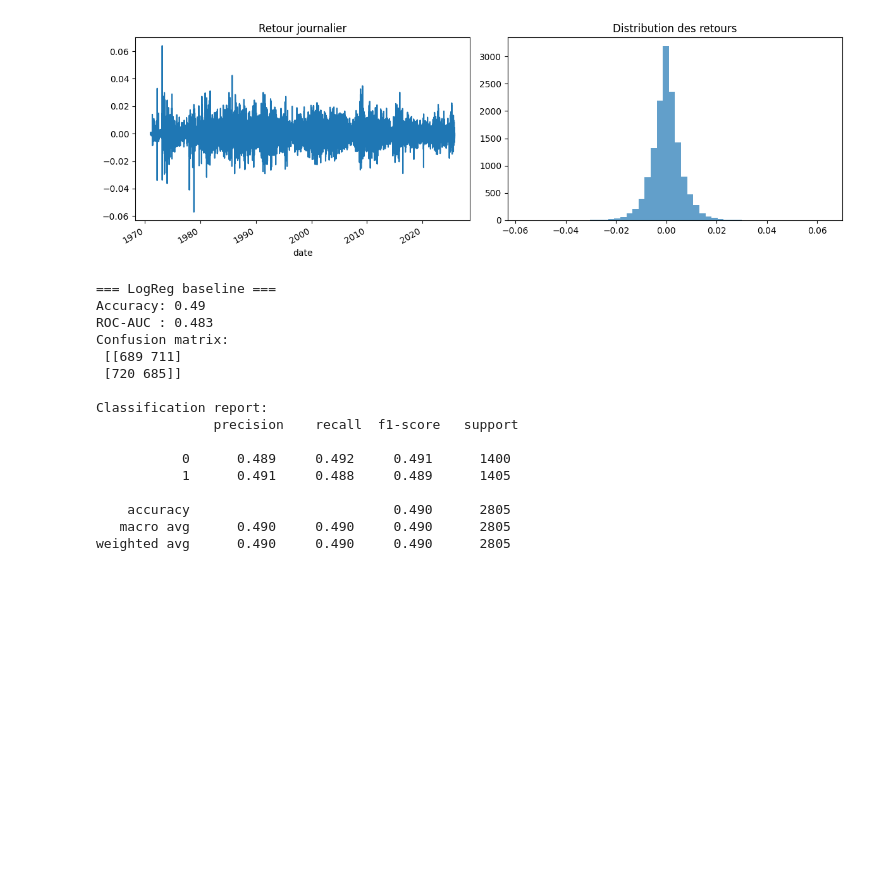
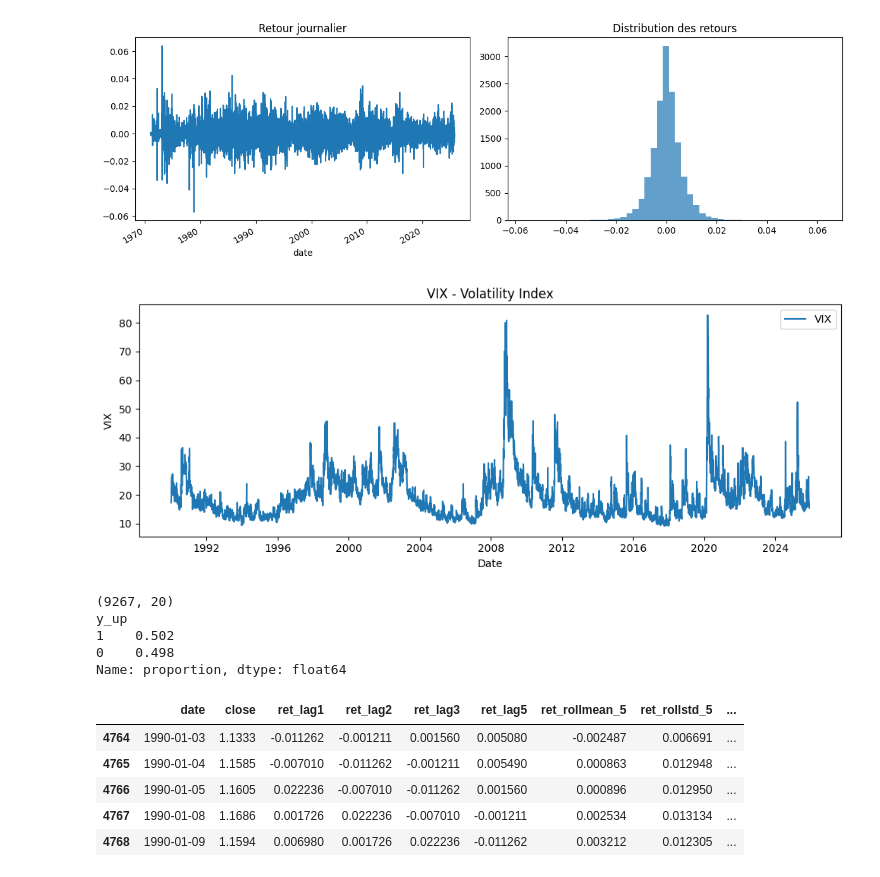
Before and after one commit to martou12/projet-ml-, a Jupyter notebook: notebooks/01_exploration_baseline.ipynb, the cells around one changed output. Saved outputs shown, nothing was run; the diff lists cells and outputs as text; code cells hidden in the pictures; blank space fills up the shorter version.

```diff
--- a/notebooks/01_exploration_baseline.ipynb
+++ b/notebooks/01_exploration_baseline.ipynb
@@ -48,28 +47,51 @@ Return moyen: 7.387171099178121e-05
 Return std  : 0.0061291774091417365
 [figure]
 # %%
-from src.features import add_features
-from src.model_baseline import train_and_evaluate
+from src.data_loading import load_eurusd
+from src.modeling import train_test_split_time
+from src.config import TARGET_COL, FEATURE_COLS
+import matplotlib.pyplot as plt
+
+df = load_eurusd()
+vix = load_vix()
+
+# Merge
+df = df.merge(vix, on="date", how="left")
+df["vix"] = df["vix"].ffill()
+
+# Graph VIX
+plt.figure(figsize=(10, 4))
+plt.plot(vix["date"], vix["vix"], label="VIX")
+plt.title("VIX - Volatility Index")
+plt.xlabel("Date")
+plt.ylabel("VIX")
+plt.legend()
+plt.tight_layout()
+plt.show()
 
 df_feat = add_features(df)
-model = train_and_evaluate(df_feat)  # imprime accuracy/ROC-AUC/confusion matrix
+
+X_train, X_test, y_train, y_test = train_test_split_time(df_feat, test_size=0.2)
+
+print(df_feat.shape)
+print(df_feat[TARGET_COL].value_counts(normalize=True).round(3))
+
+# voir les nouvelles features explicitement
+cols_show = ["date", "close"] + [c for c in FEATURE_COLS if c in df_feat.columns]
+df_feat[cols_show].head(5)
 # %% [output]
+[figure, added]
-=== LogReg baseline ===
-Accuracy: 0.49
-ROC-AUC : 0.483
-Confusion matrix:
- [[689 711]
- [720 685]]
-
-Classification report:
-               precision    recall  f1-score   support
-
-           0      0.489     0.492     0.491      1400
-           1      0.491     0.488     0.489      1405
-
-    accuracy                          0.490      2805
-   macro avg      0.490     0.490     0.490      2805
-weighted avg      0.490     0.490     0.490      2805
+(9267, 20)
+y_up
+1    0.502
+0    0.498
+Name: proportion, dtype: float64
+|  | date | close | ret_lag1 | ret_lag2 | ret_lag3 | ret_lag5 | ret_rollmean_5 | ret_rollstd_5 | ... |
+| 4764 | 1990-01-03 | 1.1333 | -0.011262 | -0.001211 | 0.001560 | 0.005080 | -0.002487 | 0.006691 | ... |
+| 4765 | 1990-01-04 | 1.1585 | -0.007010 | -0.011262 | -0.001211 | 0.005490 | 0.000863 | 0.012948 | ... |
+| 4766 | 1990-01-05 | 1.1605 | 0.022236 | -0.007010 | -0.011262 | 0.001560 | 0.000896 | 0.012950 | ... |
+| 4767 | 1990-01-08 | 1.1686 | 0.001726 | 0.022236 | -0.007010 | -0.001211 | 0.002534 | 0.013134 | ... |
+| 4768 | 1990-01-09 | 1.1594 | 0.006980 | 0.001726 | 0.022236 | -0.011262 | 0.003212 | 0.012305 | ... |
 # %%
 from sklearn.dummy import DummyClassifier
 from sklearn.metrics import accuracy_score, roc_auc_score
```
Also changed, not shown: parts of 4 cells of this notebook, 13 other files.
